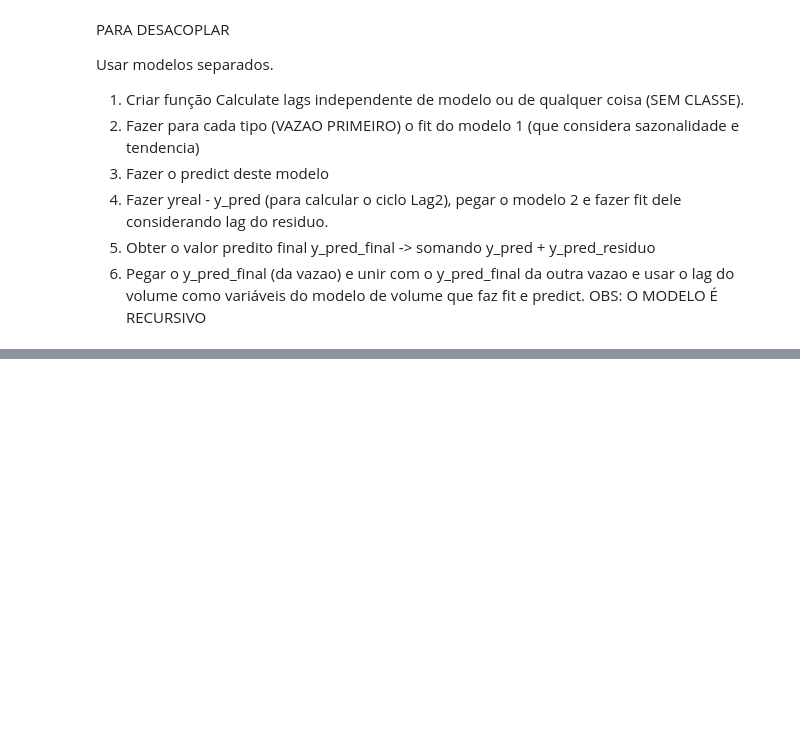
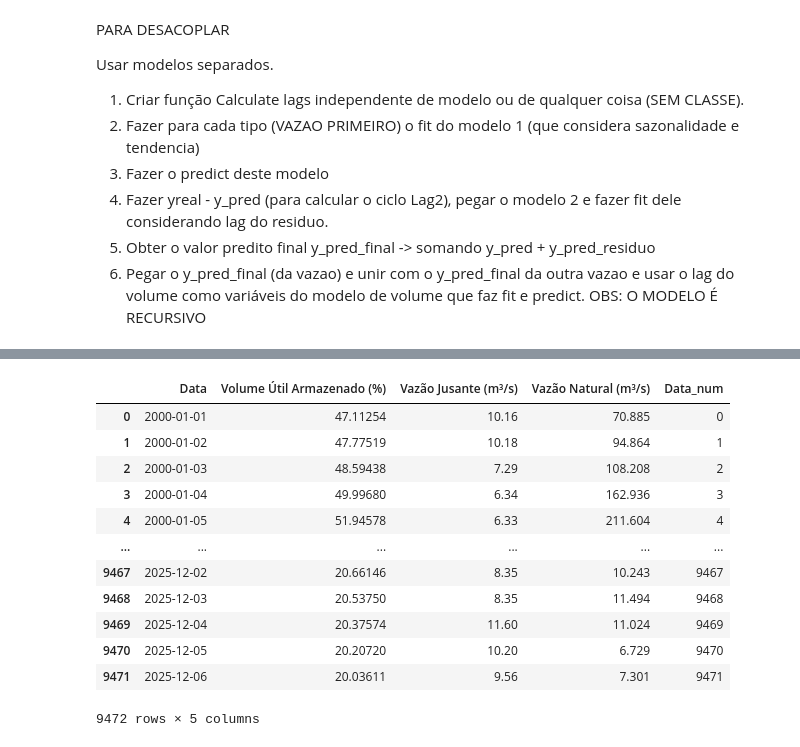
Before and after one commit to Andre-do-Amaral/tcc, a Jupyter notebook: analise/treino-modelo-final/treino-modelo-final.ipynb, the cells around one changed output, grey strips where cells are left out. Cells and saved outputs as stored; diff of their text form; code cells hidden in the pictures; blank space fills up the shorter version.

```diff
--- a/analise/treino-modelo-final/treino-modelo-final.ipynb
+++ b/analise/treino-modelo-final/treino-modelo-final.ipynb
@@ -433,0 +464,16 @@ RMSE Médio: 2.8755
+# %%
+df.reset_index()
+# %% [output]
+|  | Data | Volume Útil Armazenado (%) | Vazão Jusante (m³/s) | Vazão Natural (m³/s) | Data_num |
+| 0 | 2000-01-01 | 47.11254 | 10.16 | 70.885 | 0 |
+| 1 | 2000-01-02 | 47.77519 | 10.18 | 94.864 | 1 |
+| 2 | 2000-01-03 | 48.59438 | 7.29 | 108.208 | 2 |
+| 3 | 2000-01-04 | 49.99680 | 6.34 | 162.936 | 3 |
+| 4 | 2000-01-05 | 51.94578 | 6.33 | 211.604 | 4 |
+| ... | ... | ... | ... | ... | ... |
+| 9467 | 2025-12-02 | 20.66146 | 8.35 | 10.243 | 9467 |
+| 9468 | 2025-12-03 | 20.53750 | 8.35 | 11.494 | 9468 |
+| 9469 | 2025-12-04 | 20.37574 | 11.60 | 11.024 | 9469 |
+| 9470 | 2025-12-05 | 20.20720 | 10.20 | 6.729 | 9470 |
+| 9471 | 2025-12-06 | 20.03611 | 9.56 | 7.301 | 9471 |
+9472 rows × 5 columns
```
Also changed, not shown: parts of 5 cells of this notebook.
